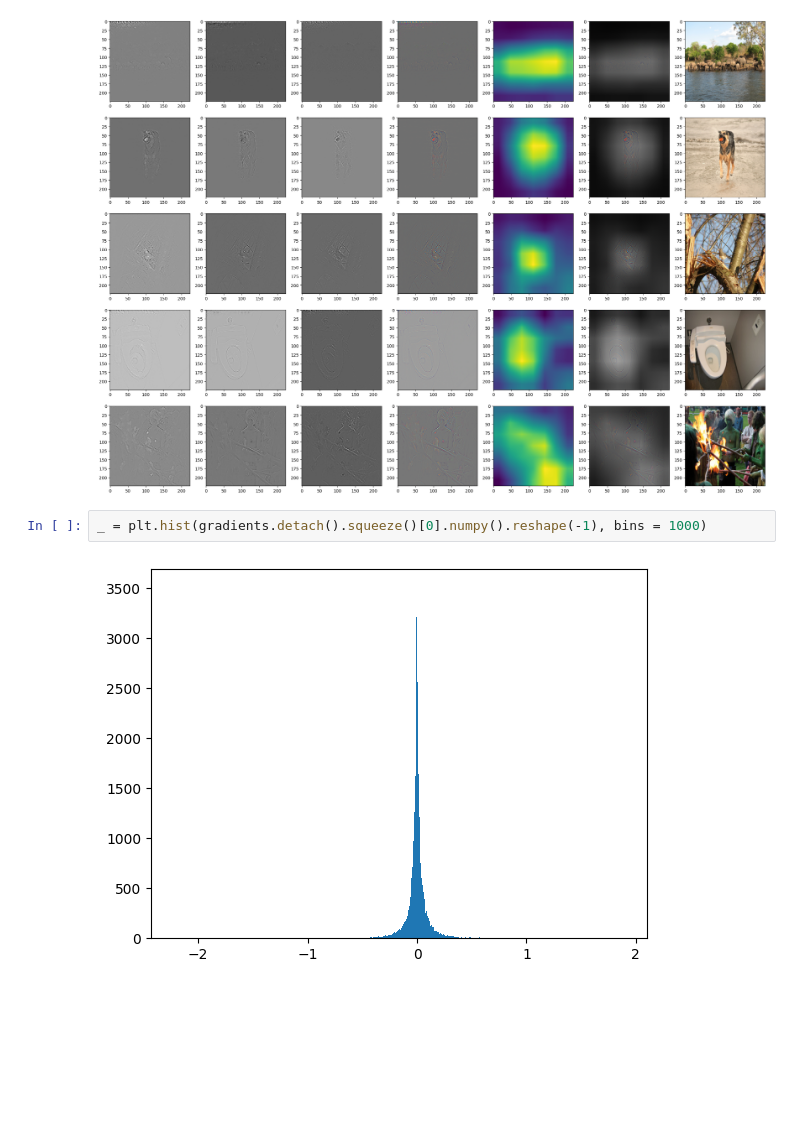
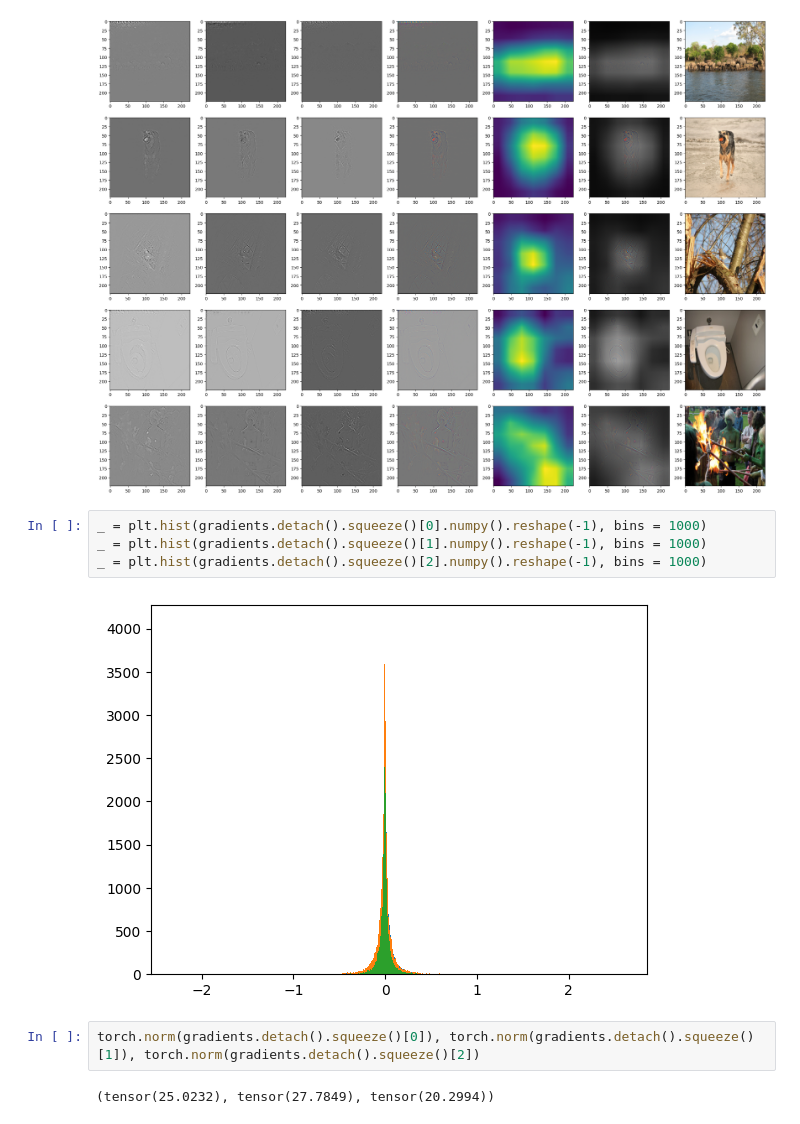
Before and after one commit to hyeok-jong/gradcam, a Jupyter notebook: guided_gradcam.ipynb, the cells around one changed output. Cells and saved outputs as stored; diff of their text form; blank space fills up the shorter version.

```diff
--- a/guided_gradcam.ipynb
+++ b/guided_gradcam.ipynb
@@ -175,5 +175,11 @@ Clipping input data to the valid range for imshow with RGB data ([0..1] for floa
 [figure]
 # %%
 _ = plt.hist(gradients.detach().squeeze()[0].numpy().reshape(-1), bins = 1000)
+_ = plt.hist(gradients.detach().squeeze()[1].numpy().reshape(-1), bins = 1000)
+_ = plt.hist(gradients.detach().squeeze()[2].numpy().reshape(-1), bins = 1000)
 # %% [output]
-[figure, old version]
+[figure, new version]
+# %%
+torch.norm(gradients.detach().squeeze()[0]), torch.norm(gradients.detach().squeeze()[1]), torch.norm(gradients.detach().squeeze()[2])
+# %% [output]
+(tensor(25.0232), tensor(27.7849), tensor(20.2994))
```
